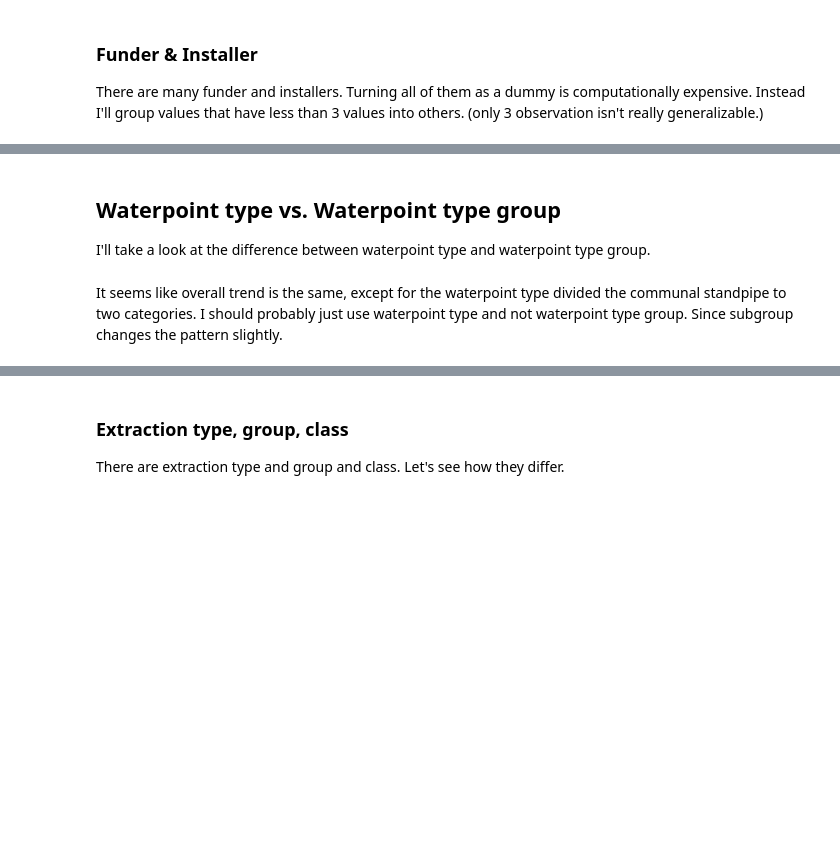
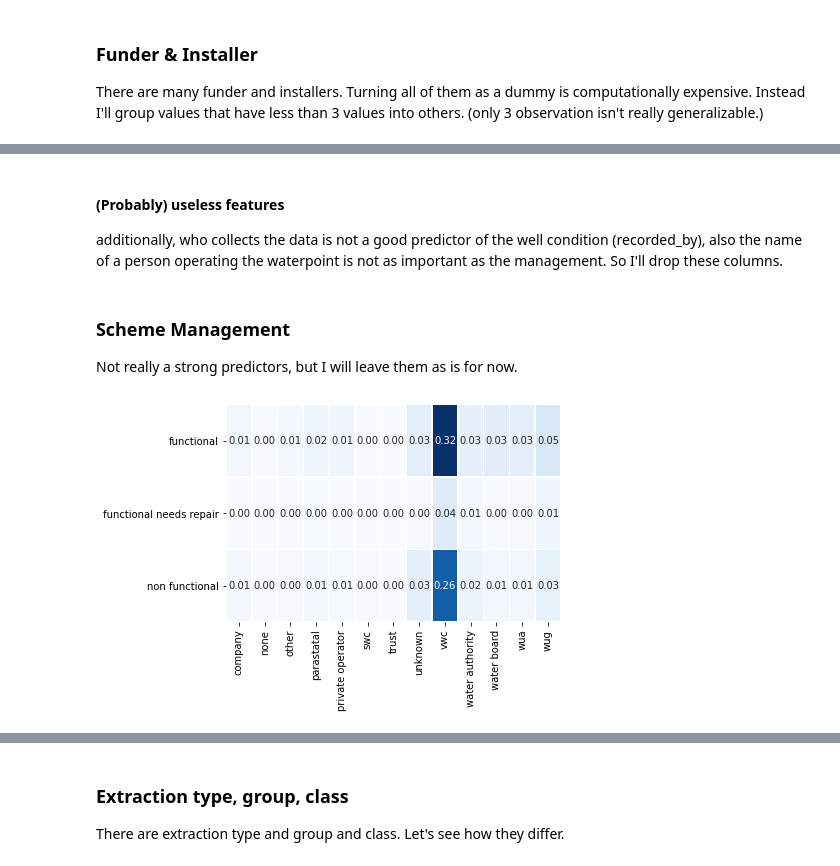
Before and after one commit to stereopickle/Tanzanian_water_pump_classificationn, a Jupyter notebook: 020.Exploratory_Data_Analysis.ipynb, the cells around one changed output, grey strips where cells are left out. Drawn from its saved outputs; the diff is of its cells as text; code cells hidden in the pictures; blank space fills up the shorter version.

```diff
--- a/020.Exploratory_Data_Analysis.ipynb
+++ b/020.Exploratory_Data_Analysis.ipynb
@@ -218,0 +272,4 @@ There are several location information. basin, subvillage, region, region_code,
+# %%
+# turn less than 10 wells village into 'others'
+other_subvill = df.subvillage.unique()[df.subvillage.value_counts() < 10]
+df['subvillage'] = np.where(df.subvillage.isin(other_subvill), 'others', df.subvillage)
@@ -218,0 +282,2 @@ There are several location information. basin, subvillage, region, region_code,
+# %%
+df['urban'] = df.ward.str.contains('urban')
@@ -272,4 +316 @@ alllgas['arusha urban'] = get_lat_long('arusha')
-# %%
-df['lga_lat'] = df.lga.apply(lambda x: alllgas[x][0])
-df['lga_long'] = df.lga.apply(lambda x: alllgas[x][1])
 # %% [markdown]
@@ -282,8 +323,5 @@ from geopy.distance import geodesic
 def get_dist(crd1, crd2):
     return geodesic(crd1, crd2).miles
 # %%
-df['dist_to_lga'] = df.apply(lambda x: get_dist((x.latitude, x.longitude),
-                            (x.lga_lat, x.lga_long)), axis = 1)
-
 df['dist_to_basin'] = df.apply(lambda x: get_dist((x.latitude, x.longitude),
                             (x.basin_lat, x.basin_long)), axis = 1)
@@ -290 +338,4 @@ df['dist_to_basin'] = df.apply(lambda x: get_dist((x.latitude, x.longitude),
+# %% [markdown]
+####  (Probably) useless features
+additionally, who collects the data is not a good predictor of the well condition (recorded_by), also the name of a person operating the waterpoint is not as important as the management. So I'll drop these columns.
 # %%
@@ -292,19 +343,11 @@ colstodrop = colstodrop + ['waterpoint_type_group']
-# %% [markdown]
-## Waterpoint type vs. Waterpoint type group
-I'll take a look at the difference between waterpoint type and waterpoint type group.
+# %% [markdown]
+### Scheme Management
+Not really a strong predictors, but I will leave them as is for now.
 # %%
-# waterpoint_type
-ct = pd.crosstab(df['status_group'], df['waterpoint_type'],normalize = True)
-sns.heatmap(ct, annot=True,  fmt = '.1f', linewidths=.5, cbar = False, cmap="Blues")
+ct = pd.crosstab(df['status_group'],df['scheme_management'], normalize = True)
+sns.heatmap(ct, annot=True,  fmt = '.2f', linewidths=.5, cbar = False, cmap="Blues")
 plt.xlabel('')
 plt.ylabel('')
 plt.show()
-
-# waterpoint_type_group
-ct = pd.crosstab(df['status_group'], df['waterpoint_type_group'],normalize = True)
-sns.heatmap(ct, annot=True,  fmt = '.1f', linewidths=.5, cbar = False, cmap="Blues")
-plt.xlabel('')
-plt.ylabel('')
-plt.show()
+# %% [output]
+[figure, added]
-# %% [markdown]
-It seems like overall trend is the same, except for the waterpoint type divided the communal standpipe to two categories. I should probably just use waterpoint type and not waterpoint type group. Since subgroup changes the pattern slightly.
```
Also changed, not shown: parts of 61 cells of this notebook.
